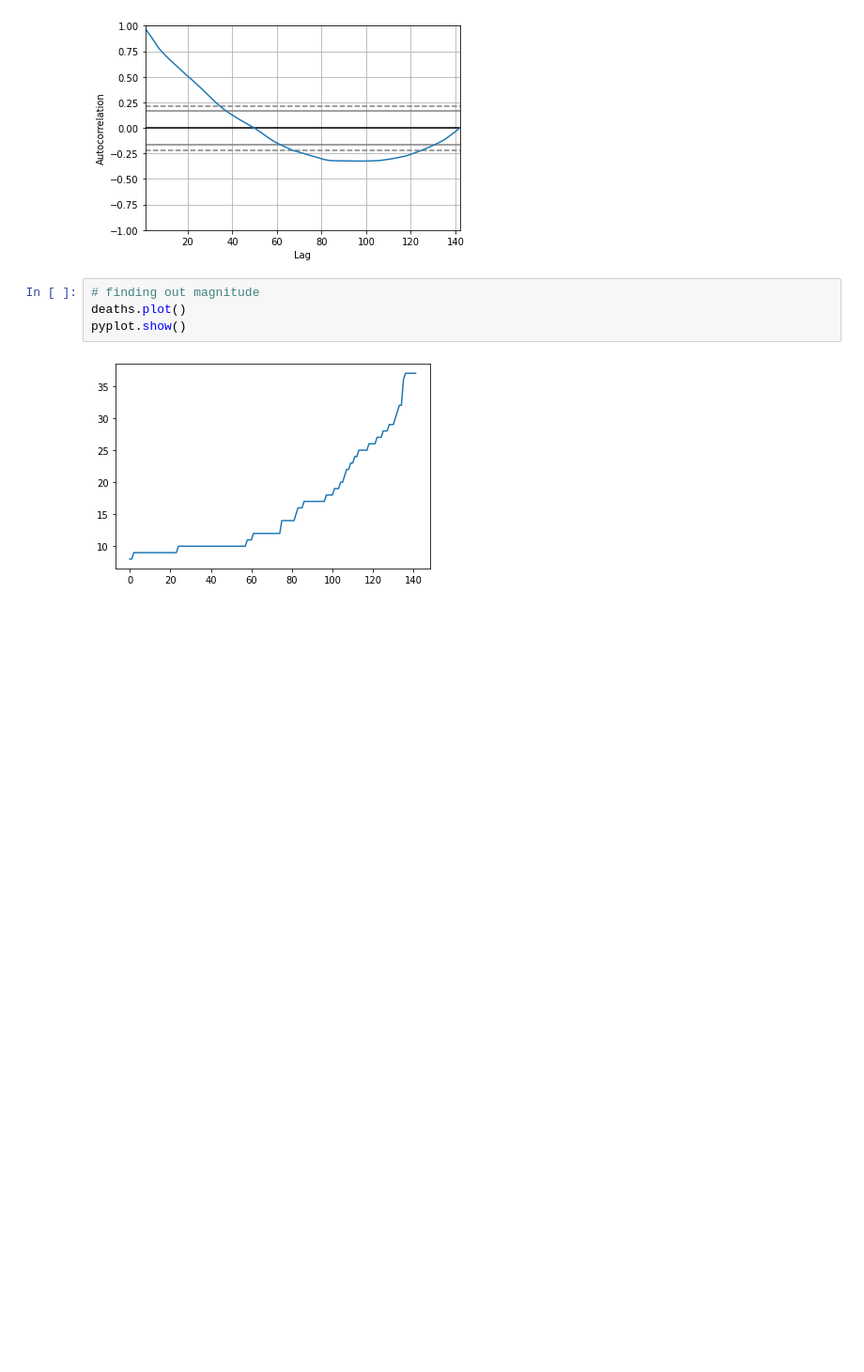
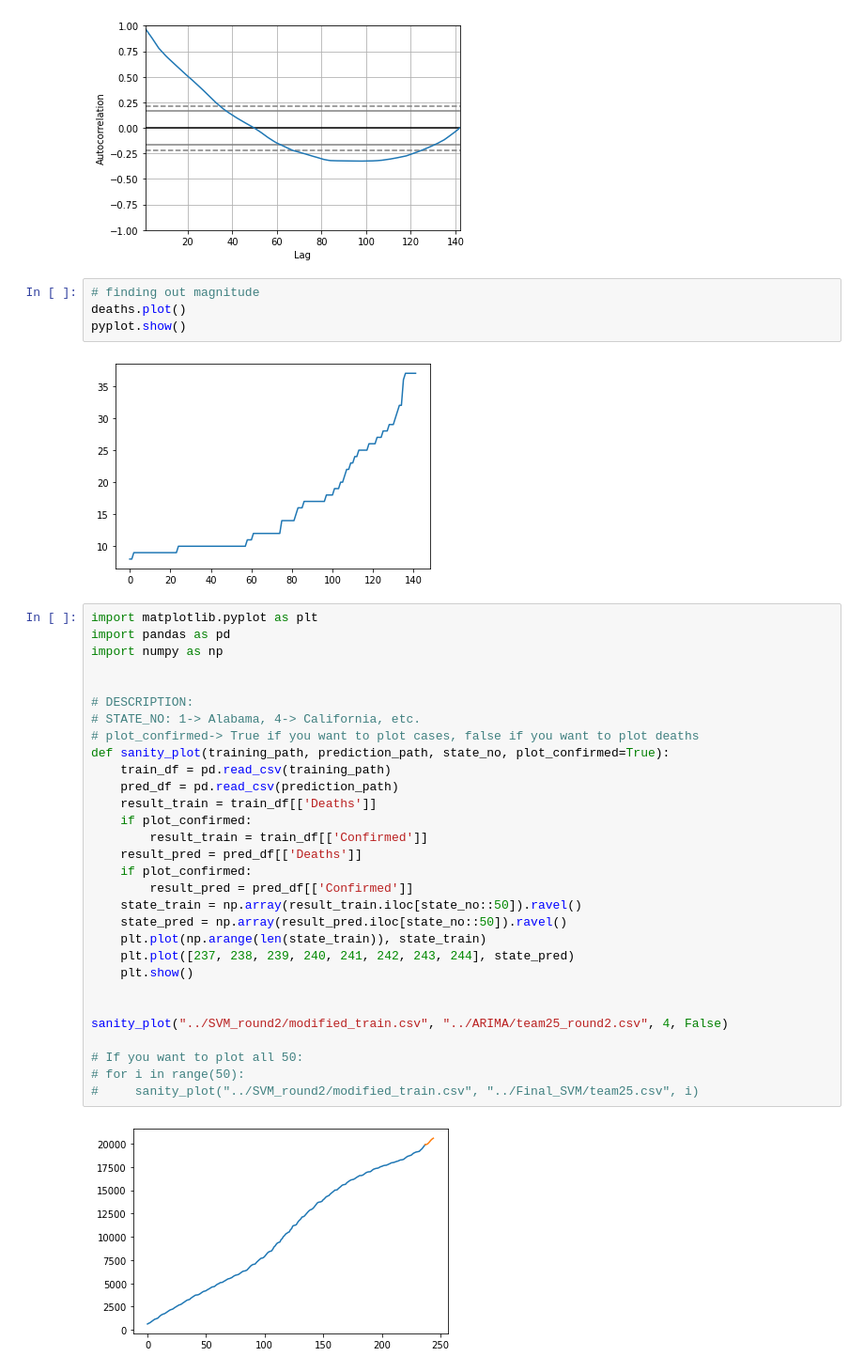
Before and after one commit to KeshavC217/CS145_Team25, a Jupyter notebook: src/ARIMA/DataAnalysis.ipynb, the cells around one changed output. Shown at 94% size. Saved outputs shown, nothing was run; the diff lists cells and outputs as text; blank space fills up the shorter version.

Commit message:
added sanity check projection graph

```diff
--- a/src/ARIMA/DataAnalysis.ipynb
+++ b/src/ARIMA/DataAnalysis.ipynb
@@ -41,3 +41,35 @@ deaths.plot()
 pyplot.show()
 # %% [output]
 [figure]
+# %%
+import matplotlib.pyplot as plt
+import pandas as pd
+import numpy as np
+
+
+# DESCRIPTION:
+# STATE_NO: 1-> Alabama, 4-> California, etc.
+# plot_confirmed-> True if you want to plot cases, false if you want to plot deaths
+def sanity_plot(training_path, prediction_path, state_no, plot_confirmed=True):
+    train_df = pd.read_csv(training_path)
+    pred_df = pd.read_csv(prediction_path)
+    result_train = train_df[['Deaths']]
+    if plot_confirmed:
+        result_train = train_df[['Confirmed']]
+    result_pred = pred_df[['Deaths']]
+    if plot_confirmed:
+        result_pred = pred_df[['Confirmed']]
+    state_train = np.array(result_train.iloc[state_no::50]).ravel()
+    state_pred = np.array(result_pred.iloc[state_no::50]).ravel()
+    plt.plot(np.arange(len(state_train)), state_train)
+    plt.plot([237, 238, 239, 240, 241, 242, 243, 244], state_pred)
+    plt.show()
+
+
+sanity_plot("../SVM_round2/modified_train.csv", "../ARIMA/team25_round2.csv", 4, False)
+
+# If you want to plot all 50:
+# for i in range(50):
+#     sanity_plot("../SVM_round2/modified_train.csv", "../Final_SVM/team25.csv", i)
+# %% [output]
+[figure, added]
```
Also changed, not shown: 4 other files.
